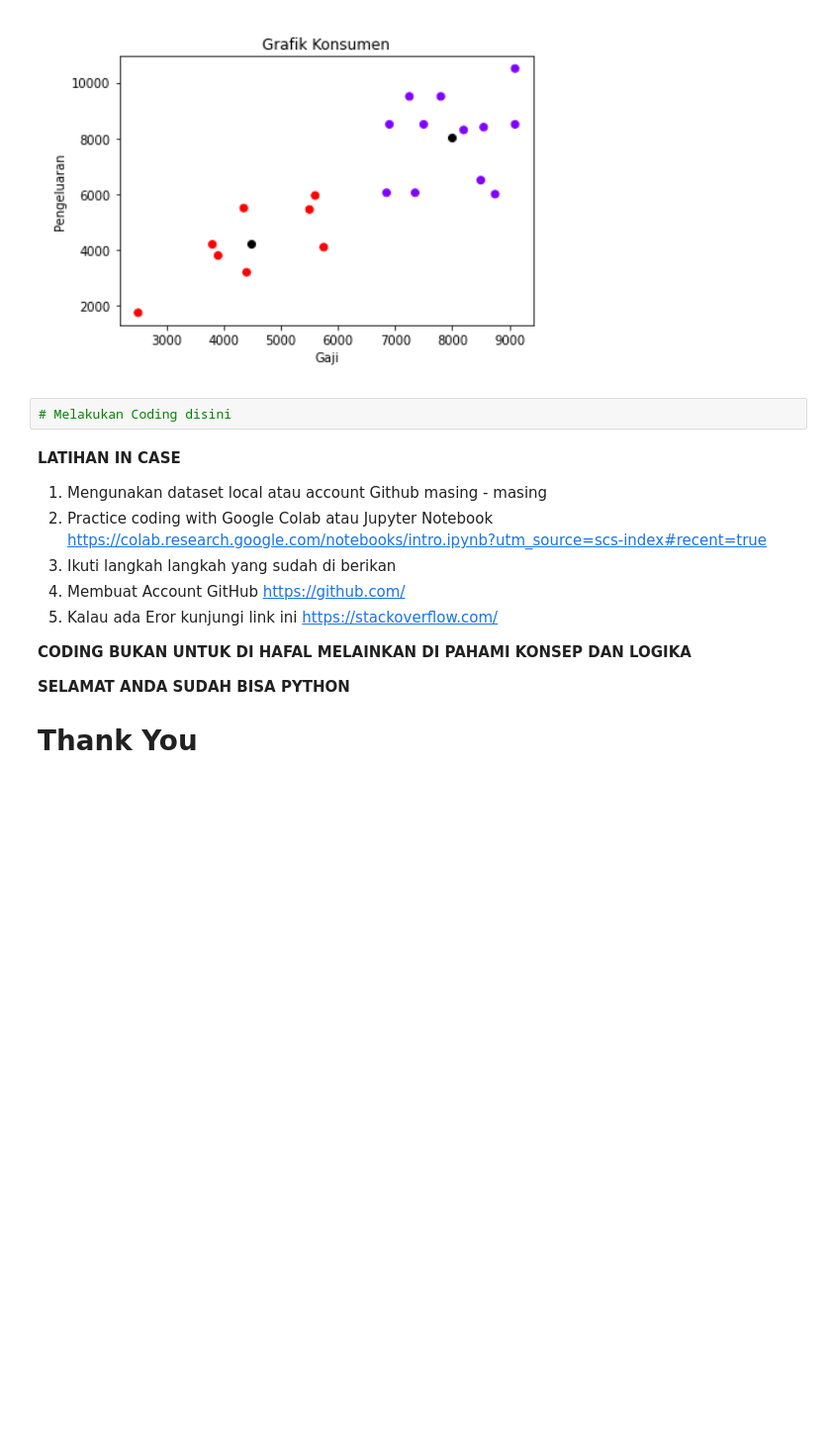
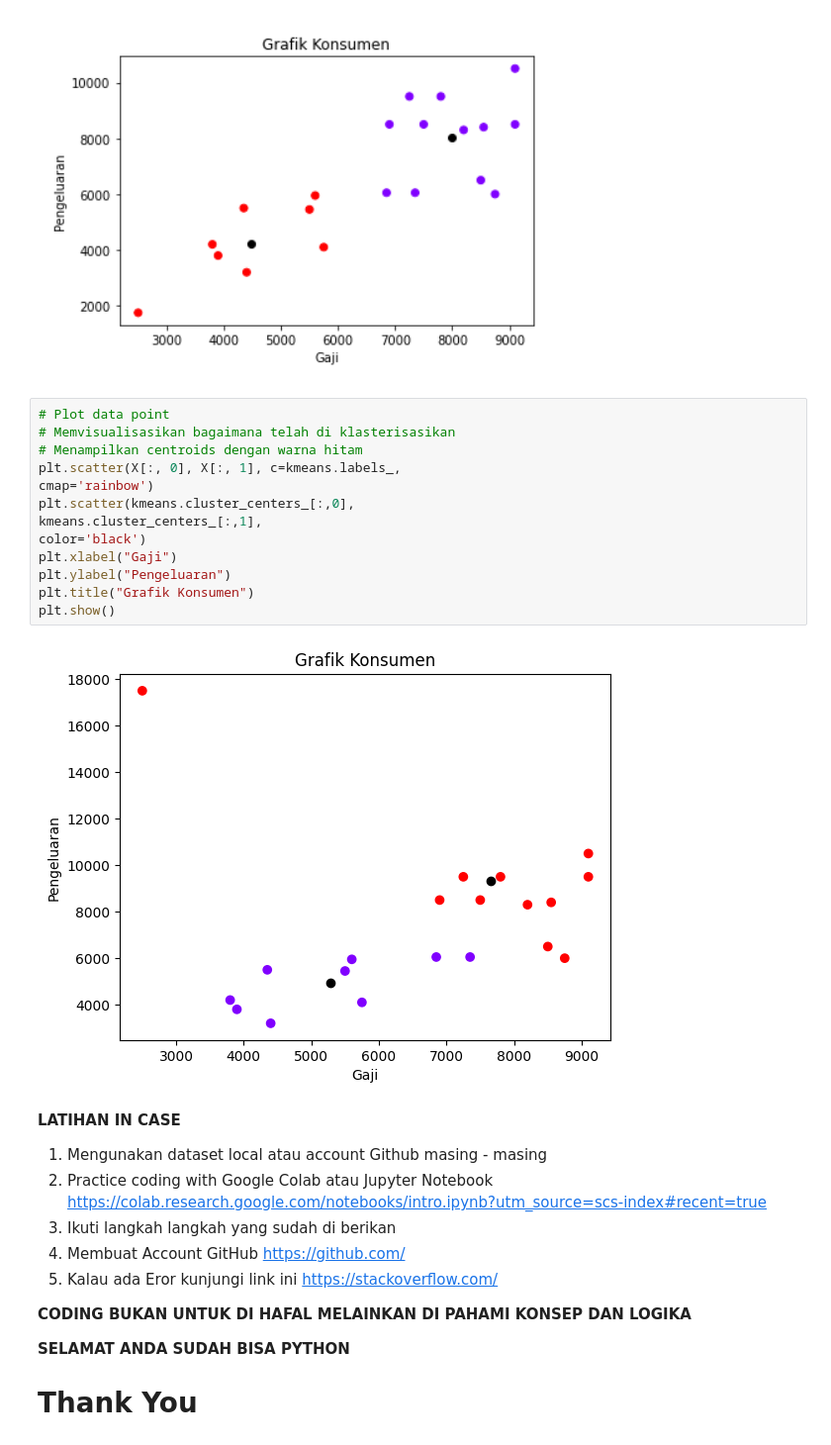
Before and after one commit to Ardiansah27/perhitungan_gaji_python, a Jupyter notebook: TUGAS_DEDE_ARDIANSAH_20221310066_AND_Muhammad_Rasyid_20221310115_of_Python_Machine_Learning_For_K_Means.ipynb, the cells around one changed output. Shown at 99% size. Cells and saved outputs as stored; diff of their text form; blank space fills up the shorter version.

```diff
--- a/TUGAS_DEDE_ARDIANSAH_20221310066_AND_Muhammad_Rasyid_20221310115_of_Python_Machine_Learning_For_K_Means.ipynb
+++ b/TUGAS_DEDE_ARDIANSAH_20221310066_AND_Muhammad_Rasyid_20221310115_of_Python_Machine_Learning_For_K_Means.ipynb
@@ -239,8 +250,21 @@ NameError: name 'kmeans' is not defined
 **Tampilan run**
 
 ![image.png](embedded-picture-2)
-# %%
-# Melakukan Coding disini
+# %%
+# Plot data point
+# Memvisualisasikan bagaimana telah di klasterisasikan
+# Menampilkan centroids dengan warna hitam
+plt.scatter(X[:, 0], X[:, 1], c=kmeans.labels_,
+cmap='rainbow')
+plt.scatter(kmeans.cluster_centers_[:,0],
+kmeans.cluster_centers_[:,1],
+color='black')
+plt.xlabel("Gaji")
+plt.ylabel("Pengeluaran")
+plt.title("Grafik Konsumen")
+plt.show()
+# %% [output]
+[figure, added]
 # %% [markdown]
 **LATIHAN IN CASE**
 
```
Also changed, not shown: parts of 8 cells of this notebook.
